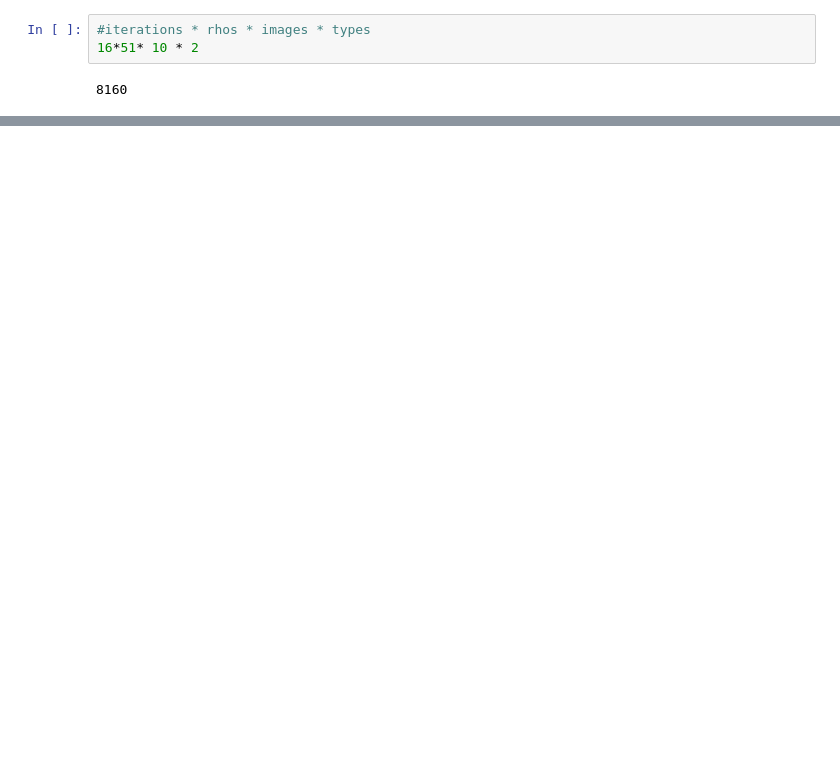
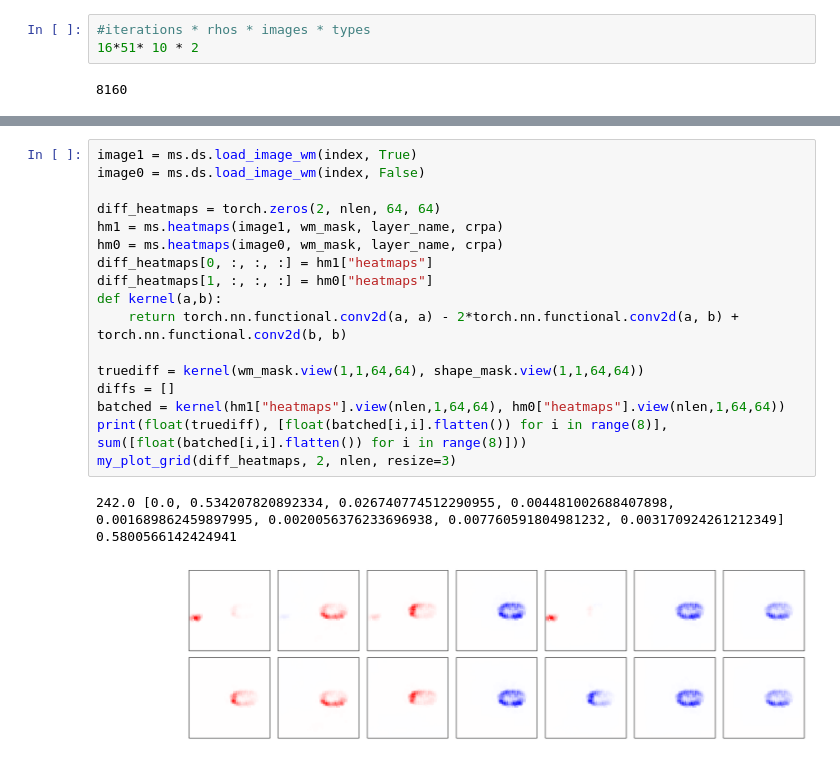
Before and after one commit to lillijo/xai-evaluation-master-thesis, a Jupyter notebook: experiments/compare_measures.ipynb, the cells around one changed output, grey strips where cells are left out. Drawn from its saved outputs; the diff is of its cells as text; blank space fills up the shorter version.

```diff
--- a/experiments/compare_measures.ipynb
+++ b/experiments/compare_measures.ipynb
@@ -98,0 +201,20 @@ True
+# %%
+image1 = ms.ds.load_image_wm(index, True)
+image0 = ms.ds.load_image_wm(index, False)
+
+diff_heatmaps = torch.zeros(2, nlen, 64, 64)
+hm1 = ms.heatmaps(image1, wm_mask, layer_name, crpa)
+hm0 = ms.heatmaps(image0, wm_mask, layer_name, crpa)
+diff_heatmaps[0, :, :, :] = hm1["heatmaps"]
+diff_heatmaps[1, :, :, :] = hm0["heatmaps"]
+def kernel(a,b):
+    return torch.nn.functional.conv2d(a, a) - 2*torch.nn.functional.conv2d(a, b) + torch.nn.functional.conv2d(b, b)
+
+truediff = kernel(wm_mask.view(1,1,64,64), shape_mask.view(1,1,64,64))
+diffs = []
+batched = kernel(hm1["heatmaps"].view(nlen,1,64,64), hm0["heatmaps"].view(nlen,1,64,64))
+print(float(truediff), [float(batched[i,i].flatten()) for i in range(8)], sum([float(batched[i,i].flatten()) for i in range(8)]))
+my_plot_grid(diff_heatmaps, 2, nlen, resize=3)
+# %% [output]
+242.0 [0.0, 0.534207820892334, 0.026740774512290955, 0.004481002688407898, 0.001689862459897995, 0.0020056376233696938, 0.007760591804981232, 0.003170924261212349] 0.5800566142424941
+[figure, added]
```
Also changed, not shown: parts of 7 cells of this notebook, 8 other files.
